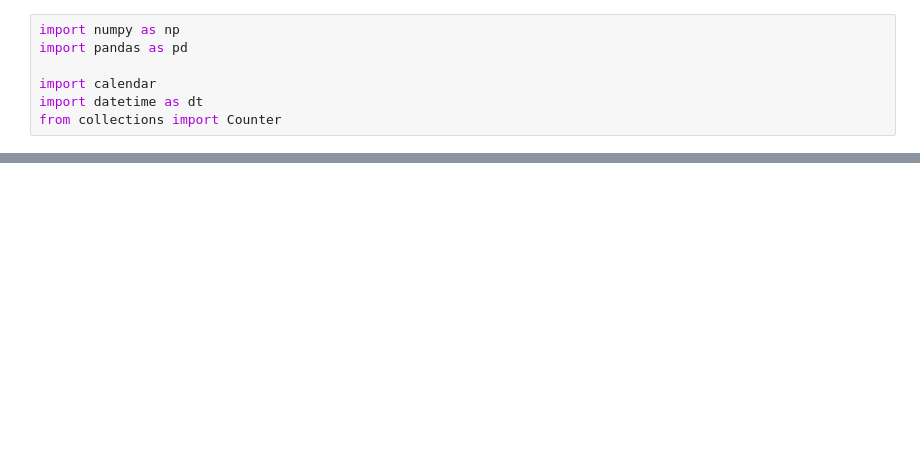
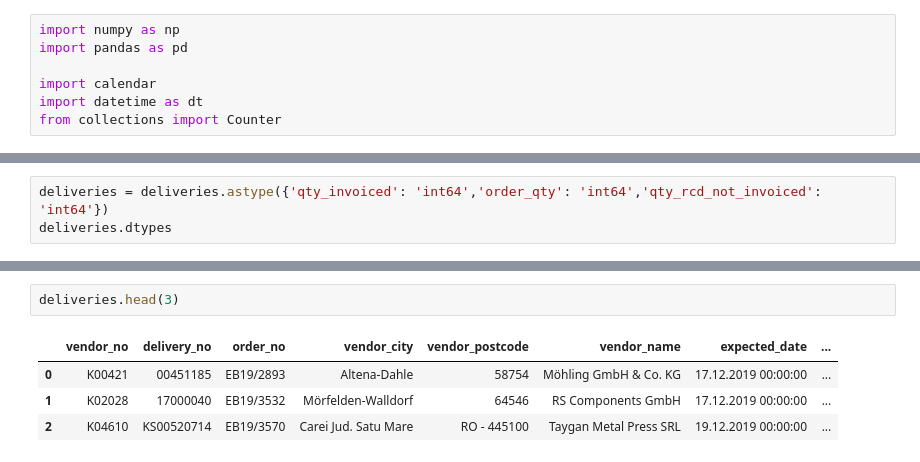
Before and after one commit to virginiaperdomoc/Delivery-Performance-Dashboard, a Jupyter notebook: lieferzeile.ipynb, the cells around one changed output, grey strips where cells are left out. Drawn from its saved outputs; the diff is of its cells as text; blank space fills up the shorter version.

```diff
--- a/lieferzeile.ipynb
+++ b/lieferzeile.ipynb
@@ -270,0 +172,3 @@ lieferzeile.to_csv(r'lieferzeile_clean.csv', index=False);
+# %%
+deliveries = deliveries.astype({'qty_invoiced': 'int64','order_qty': 'int64','qty_rcd_not_invoiced': 'int64'})
+deliveries.dtypes
@@ -270,0 +193,7 @@ lieferzeile.to_csv(r'lieferzeile_clean.csv', index=False);
+# %%
+deliveries.head(3)
+# %% [output]
+|  | vendor_no | delivery_no | order_no | vendor_city | vendor_postcode | vendor_name | expected_date | ... |
+| 0 | K00421 | 00451185 | EB19/2893 | Altena-Dahle | 58754 | Möhling GmbH & Co. KG | 17.12.2019 00:00:00 | ... |
+| 1 | K02028 | 17000040 | EB19/3532 | Mörfelden-Walldorf | 64546 | RS Components GmbH | 17.12.2019 00:00:00 | ... |
+| 2 | K04610 | KS00520714 | EB19/3570 | Carei Jud. Satu Mare | RO - 445100 | Taygan Metal Press SRL | 19.12.2019 00:00:00 | ... |
```
Also changed, not shown: parts of 52 cells of this notebook, 14 other files.
